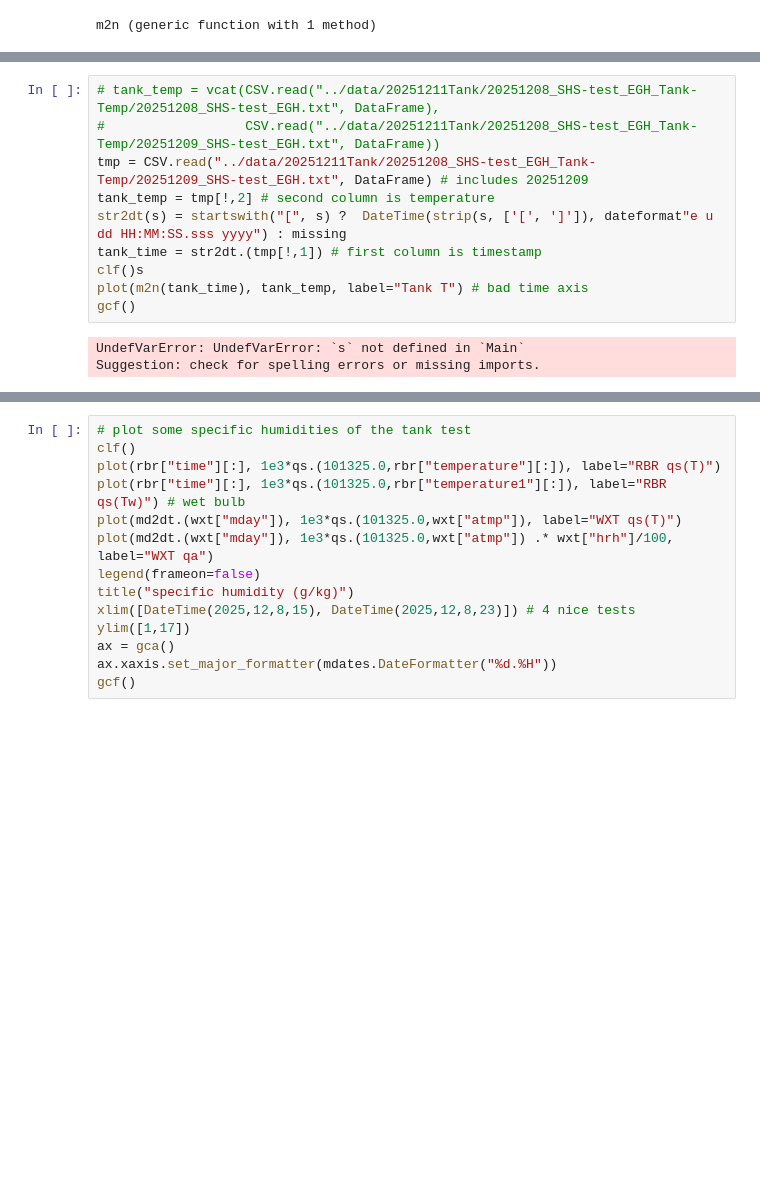
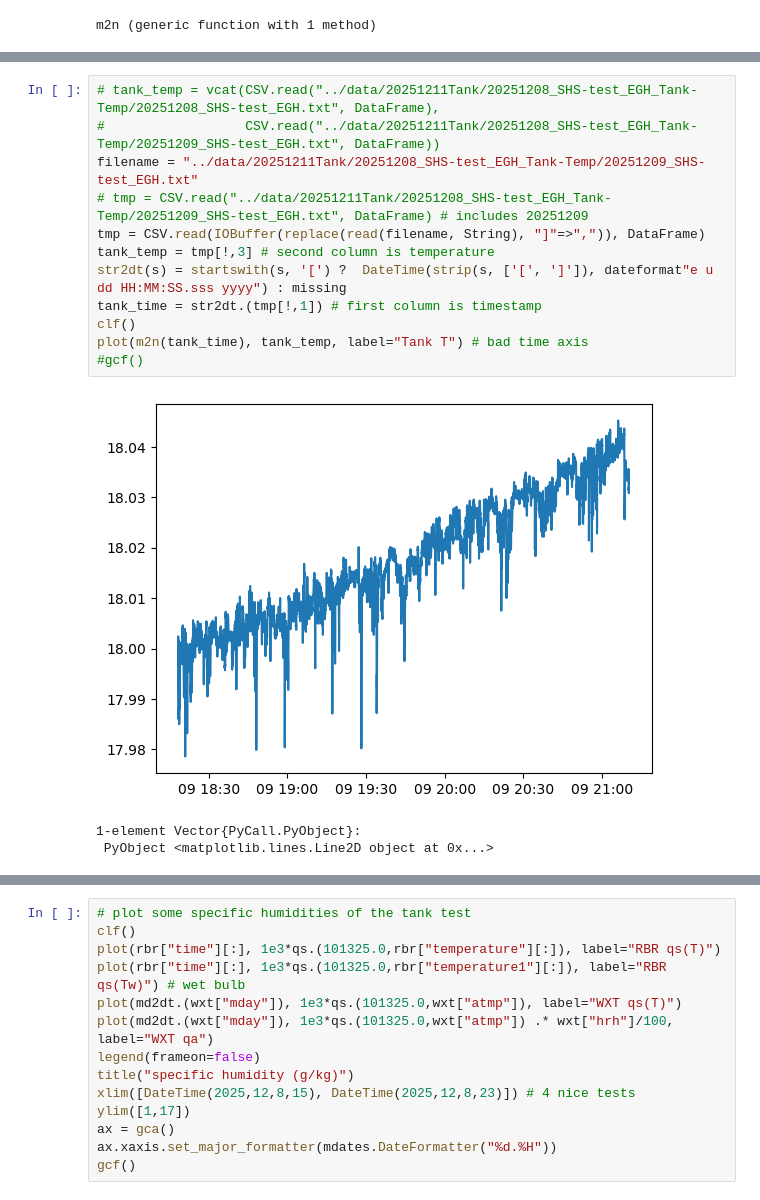
Before and after one commit to jtomfarrar/submersible_humidity_sensor, a Jupyter notebook: code/202512TankTest.ipynb, the cells around one changed output, grey strips where cells are left out. Cells and saved outputs as stored; diff of their text form; blank space fills up the shorter version.

Commit message:
working tank test

```diff
--- a/code/202512TankTest.ipynb
+++ b/code/202512TankTest.ipynb
@@ -46,16 +47,19 @@ Dict{String, Any} with 38 entries:
 # %%
 # tank_temp = vcat(CSV.read("../data/20251211Tank/20251208_SHS-test_EGH_Tank-Temp/20251208_SHS-test_EGH.txt", DataFrame),
 #                  CSV.read("../data/20251211Tank/20251208_SHS-test_EGH_Tank-Temp/20251209_SHS-test_EGH.txt", DataFrame))
-tmp = CSV.read("../data/20251211Tank/20251208_SHS-test_EGH_Tank-Temp/20251209_SHS-test_EGH.txt", DataFrame) # includes 20251209
-tank_temp = tmp[!,2] # second column is temperature
-str2dt(s) = startswith("[", s) ?  DateTime(strip(s, ['[', ']']), dateformat"e u dd HH:MM:SS.sss yyyy") : missing
+filename = "../data/20251211Tank/20251208_SHS-test_EGH_Tank-Temp/20251209_SHS-test_EGH.txt"
+# tmp = CSV.read("../data/20251211Tank/20251208_SHS-test_EGH_Tank-Temp/20251209_SHS-test_EGH.txt", DataFrame) # includes 20251209
+tmp = CSV.read(IOBuffer(replace(read(filename, String), "]"=>",")), DataFrame)
+tank_temp = tmp[!,3] # second column is temperature
+str2dt(s) = startswith(s, '[') ?  DateTime(strip(s, ['[', ']']), dateformat"e u dd HH:MM:SS.sss yyyy") : missing
 tank_time = str2dt.(tmp[!,1]) # first column is timestamp
-clf()s
+clf()
 plot(m2n(tank_time), tank_temp, label="Tank T") # bad time axis
-gcf()
+#gcf()
 # %% [output]
+[figure, added]
-UndefVarError: UndefVarError: `s` not defined in `Main`
-Suggestion: check for spelling errors or missing imports.
+1-element Vector{PyCall.PyObject}:
+ PyObject <matplotlib.lines.Line2D object at 0x...>
 # %%
 #plot WXT data
 clf()
```
Also changed, not shown: parts of 9 cells of this notebook.
